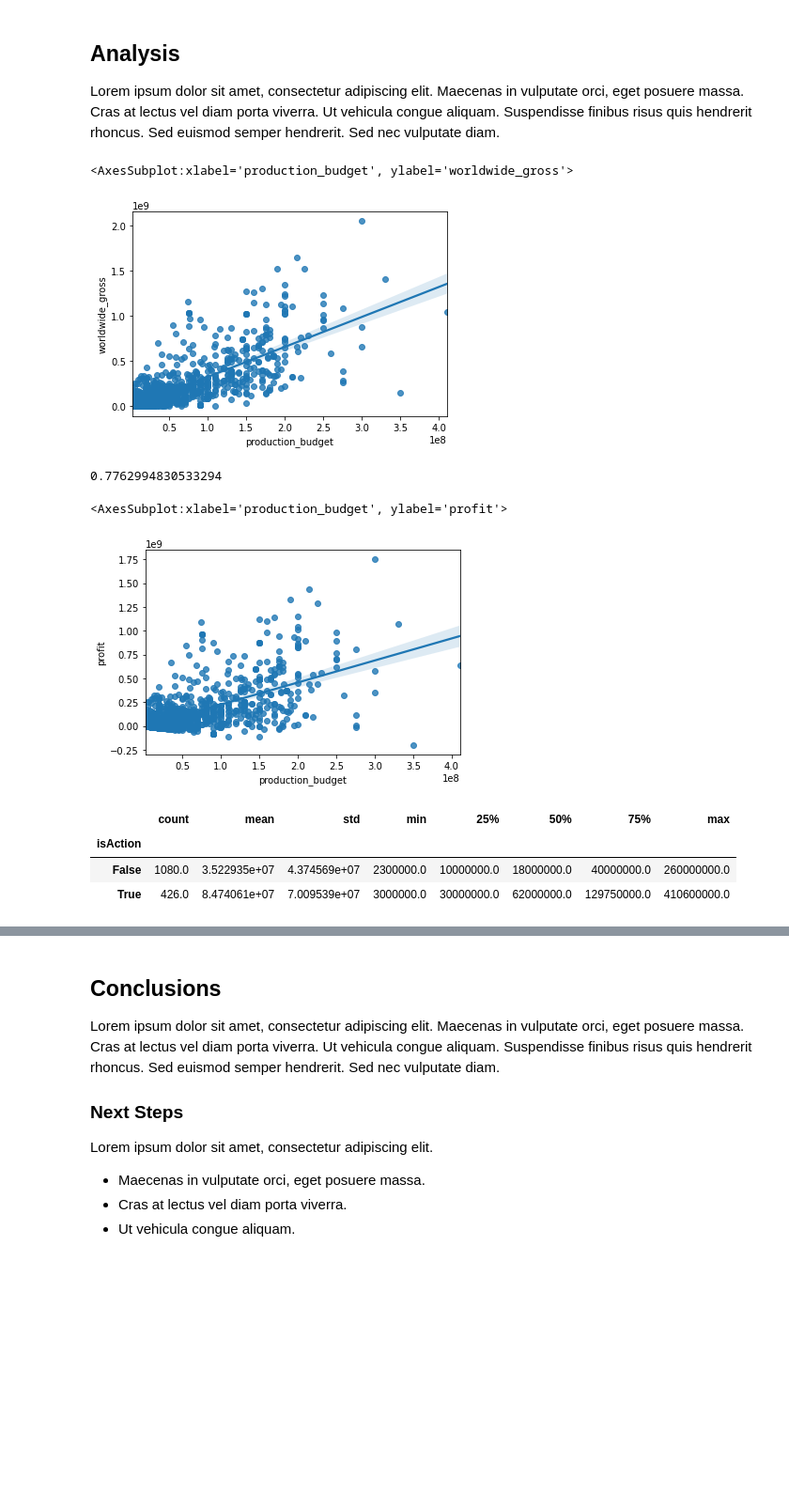
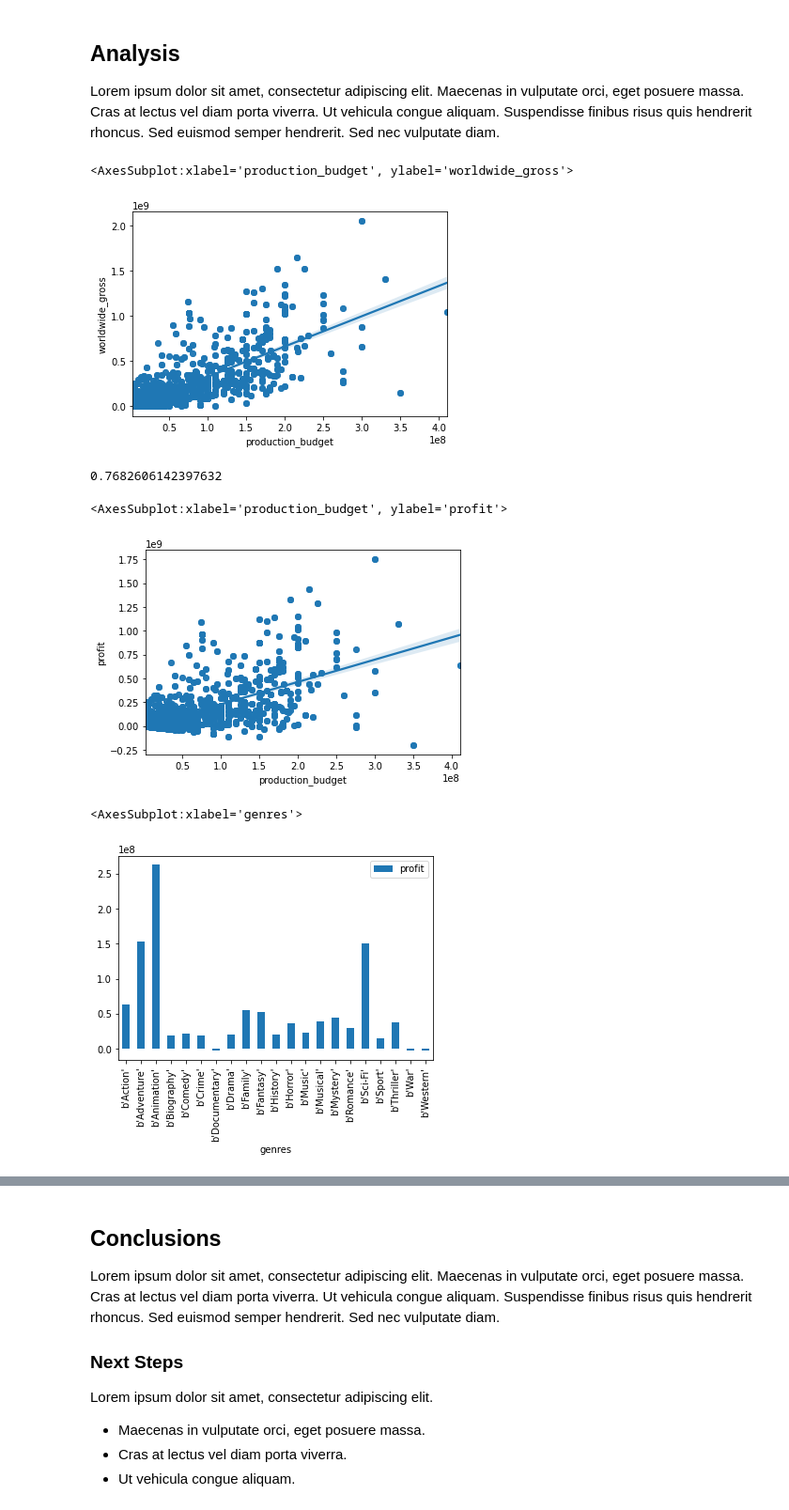
Before and after one commit to robertharrow/microsoft-movie-studio-analysis, a Jupyter notebook: microsoft_movie_studio_analysis.ipynb, the cells around one changed output, grey strips where cells are left out. Shown at 94% size. Drawn from its saved outputs; the diff is of its cells as text; code cells hidden in the pictures; blank space fills up the shorter version.

Commit message:
fixed issue with genres

```diff
--- a/microsoft_movie_studio_analysis.ipynb
+++ b/microsoft_movie_studio_analysis.ipynb
@@ -484,12 +484,12 @@ Great! So it looks like we have 21 different genres. We can look into subsets of
 # %%
 final_data = final_data[final_data['genres'].notna()]
 # %%
-final_data['isAction'] = final_data['genres'].apply(lambda x: True if 'Action' in x else False)
-final_data['isAdventure'] = final_data['genres'].apply(lambda x: True if 'Adventure' in x else False)
-final_data['isDrama'] = final_data['genres'].apply(lambda x: True if 'Drama' in x else False)
-final_data['isComedy'] = final_data['genres'].apply(lambda x: True if 'Comedy' in x else False)
-final_data['isThriller'] = final_data['genres'].apply(lambda x: True if 'Thriller' in x else False)
-final_data['isHorror'] = final_data['genres'].apply(lambda x: True if 'Horror' in x else False)
-final_data['isRomance'] = final_data['genres'].apply(lambda x: True if 'Romance' in x else False)
-final_data['isMusical'] = final_data['genres'].apply(lambda x: True if 'Musical' in x else False)
-final_data['isDocumentary'] = final_data['genres'].apply(lambda x: True if 'Documentary' in x else False)
+# final_data['isAction'] = final_data['genres'].apply(lambda x: True if 'Action' in x else False)
+# final_data['isAdventure'] = final_data['genres'].apply(lambda x: True if 'Adventure' in x else False)
+# final_data['isDrama'] = final_data['genres'].apply(lambda x: True if 'Drama' in x else False)
+# final_data['isComedy'] = final_data['genres'].apply(lambda x: True if 'Comedy' in x else False)
+# final_data['isThriller'] = final_data['genres'].apply(lambda x: True if 'Thriller' in x else False)
+# final_data['isHorror'] = final_data['genres'].apply(lambda x: True if 'Horror' in x else False)
+# final_data['isRomance'] = final_data['genres'].apply(lambda x: True if 'Romance' in x else False)
+# final_data['isMusical'] = final_data['genres'].apply(lambda x: True if 'Musical' in x else False)
+# final_data['isDocumentary'] = final_data['genres'].apply(lambda x: True if 'Documentary' in x else False)
@@ -568,3 +532,14 @@ See the caveats in the documentation: https://pandas.pydata.org/pandas-docs/stab
+# %%
+# code from https://stackoverflow.com/questions/17116814/pandas-how-do-i-split-text-in-a-column-into-multiple-rows
+from pandas import Series
+s = final_data['genres'].str.split(',').apply(Series, 1).stack()
+s.index = s.index.droplevel(-1) # to line up with df's index
+s.name = 'genres' # needs a name to join
+s
+del final_data['genres']
+final_data = final_data.join(s)
+# %%
+final_data['genres'] = final_data['genres'].astype('string')
 # %%
 final_data.info()
 # %% [output]
@@ -598,20 +573,18 @@ import seaborn as sns
 sns.regplot(x=final_data["production_budget"], y=final_data["worldwide_gross"])
 # %% [output]
 <AxesSubplot:xlabel='production_budget', ylabel='worldwide_gross'>
-[figure, old version]
+[figure, new version]
 # %%
 final_data["production_budget"].corr(final_data["worldwide_gross"])
 # %% [output]
-0.7762994830533294
+0.7682606142397632
 # %%
 sns.regplot(x=final_data["production_budget"], y=final_data["profit"])
 # %% [output]
 <AxesSubplot:xlabel='production_budget', ylabel='profit'>
-[figure, old version]
+[figure, new version]
-# %%
-final_data.groupby('isAction')['production_budget'].describe()
-# %% [output]
-|  | count | mean | std | min | 25% | 50% | 75% | max |
-| isAction |  |  |  |  |  |  |  |  |
-| False | 1080.0 | 3.522935e+07 | 4.374569e+07 | 2300000.0 | 10000000.0 | 18000000.0 | 40000000.0 | 260000000.0 |
-| True | 426.0 | 8.474061e+07 | 7.009539e+07 | 3000000.0 | 30000000.0 | 62000000.0 | 129750000.0 | 410600000.0 |
+# %%
+final_data.groupby('genres')['profit'].median().plot(kind='bar',legend=True)
+# %% [output]
+<AxesSubplot:xlabel='genres'>
+[figure, added]
```
Also changed, not shown: parts of 9 cells of this notebook.
